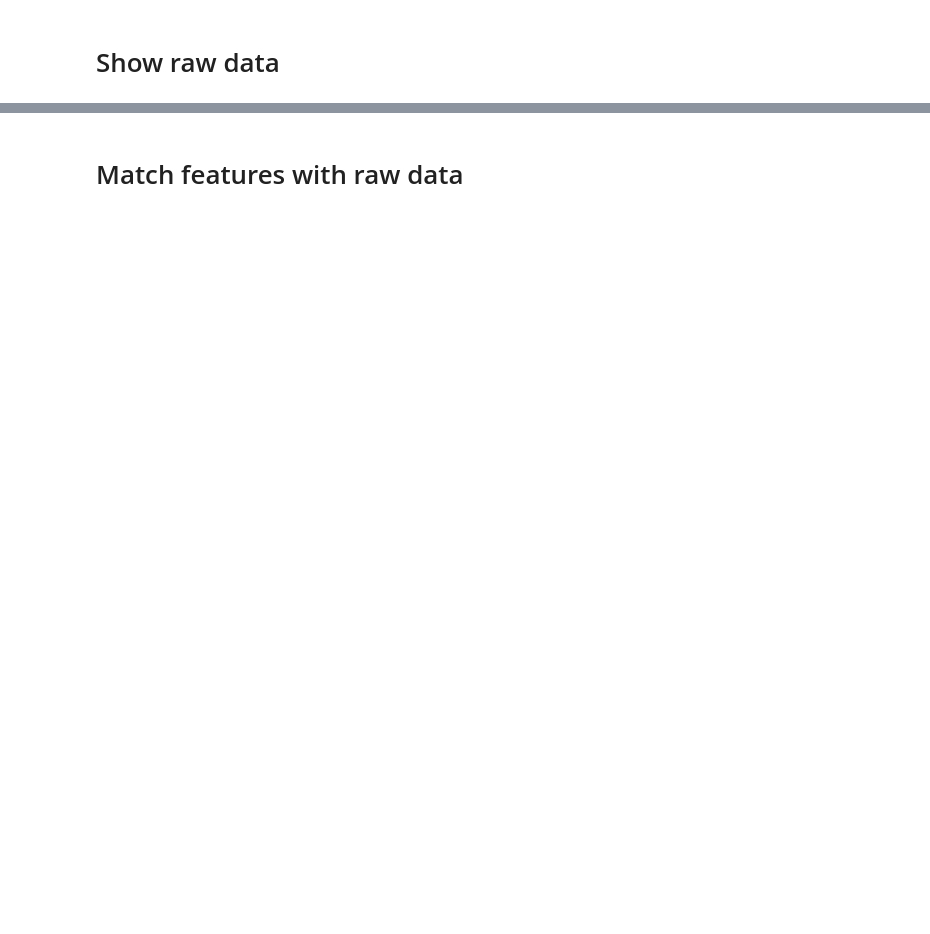
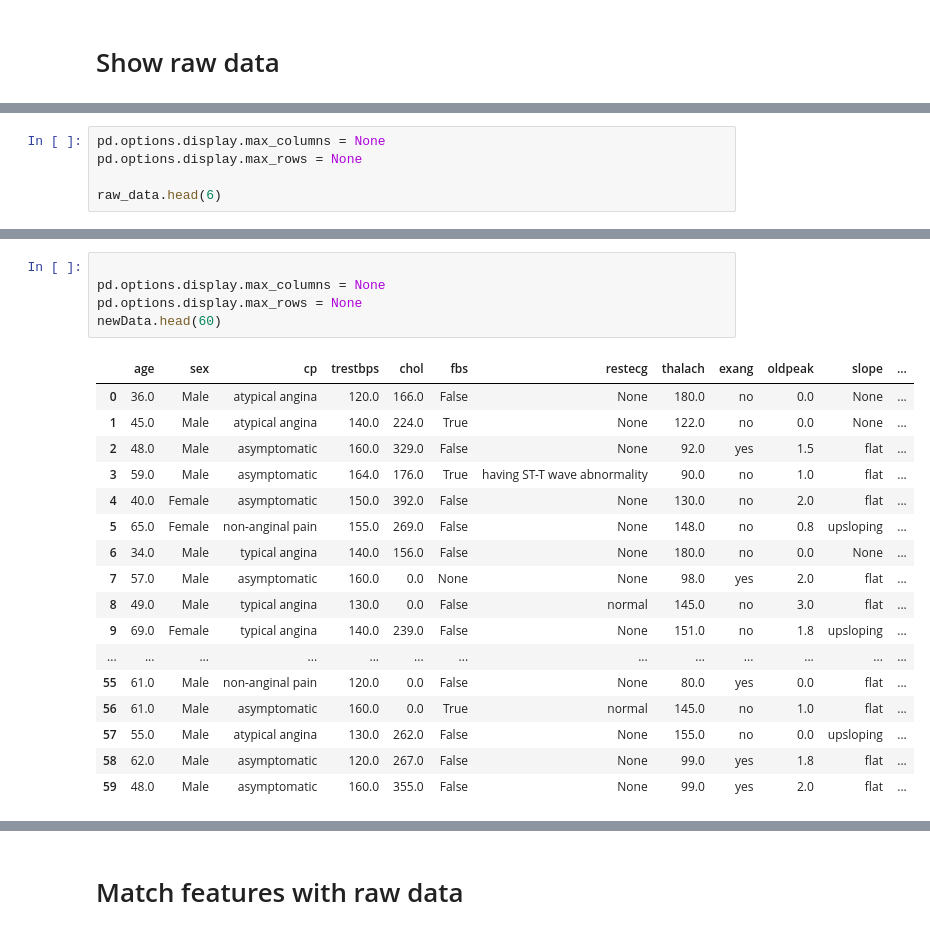
Before and after one commit to ThomasBrue/first-assignment-data-science, a Jupyter notebook: heartDisease.ipynb, the cells around one changed output, grey strips where cells are left out. Drawn from its saved outputs; the diff is of its cells as text; blank space fills up the shorter version.

```diff
--- a/heartDisease.ipynb
+++ b/heartDisease.ipynb
@@ -27,0 +106,5 @@ raw_data.head()
+# %%
+pd.options.display.max_columns = None
+pd.options.display.max_rows = None
+
+raw_data.head(6)
@@ -27,0 +182,23 @@ raw_data.head()
+# %%
+
+pd.options.display.max_columns = None
+pd.options.display.max_rows = None
+newData.head(60)
+# %% [output]
+|  | age | sex | cp | trestbps | chol | fbs | restecg | thalach | exang | oldpeak | slope | ... |
+| 0 | 36.0 | Male | atypical angina | 120.0 | 166.0 | False | None | 180.0 | no | 0.0 | None | ... |
+| 1 | 45.0 | Male | atypical angina | 140.0 | 224.0 | True | None | 122.0 | no | 0.0 | None | ... |
+| 2 | 48.0 | Male | asymptomatic | 160.0 | 329.0 | False | None | 92.0 | yes | 1.5 | flat | ... |
+| 3 | 59.0 | Male | asymptomatic | 164.0 | 176.0 | True | having ST-T wave abnormality | 90.0 | no | 1.0 | flat | ... |
+| 4 | 40.0 | Female | asymptomatic | 150.0 | 392.0 | False | None | 130.0 | no | 2.0 | flat | ... |
+| 5 | 65.0 | Female | non-anginal pain | 155.0 | 269.0 | False | None | 148.0 | no | 0.8 | upsloping | ... |
+| 6 | 34.0 | Male | typical angina | 140.0 | 156.0 | False | None | 180.0 | no | 0.0 | None | ... |
+| 7 | 57.0 | Male | asymptomatic | 160.0 | 0.0 | None | None | 98.0 | yes | 2.0 | flat | ... |
+| 8 | 49.0 | Male | typical angina | 130.0 | 0.0 | False | normal | 145.0 | no | 3.0 | flat | ... |
+| 9 | 69.0 | Female | typical angina | 140.0 | 239.0 | False | None | 151.0 | no | 1.8 | upsloping | ... |
+| ... | ... | ... | ... | ... | ... | ... | ... | ... | ... | ... | ... | ... |
+| 55 | 61.0 | Male | non-anginal pain | 120.0 | 0.0 | False | None | 80.0 | yes | 0.0 | flat | ... |
+| 56 | 61.0 | Male | asymptomatic | 160.0 | 0.0 | True | normal | 145.0 | no | 1.0 | flat | ... |
+| 57 | 55.0 | Male | atypical angina | 130.0 | 262.0 | False | None | 155.0 | no | 0.0 | upsloping | ... |
+| 58 | 62.0 | Male | asymptomatic | 120.0 | 267.0 | False | None | 99.0 | yes | 1.8 | flat | ... |
+| 59 | 48.0 | Male | asymptomatic | 160.0 | 355.0 | False | None | 99.0 | yes | 2.0 | flat | ... |
```
Also changed, not shown: parts of 19 cells of this notebook.
